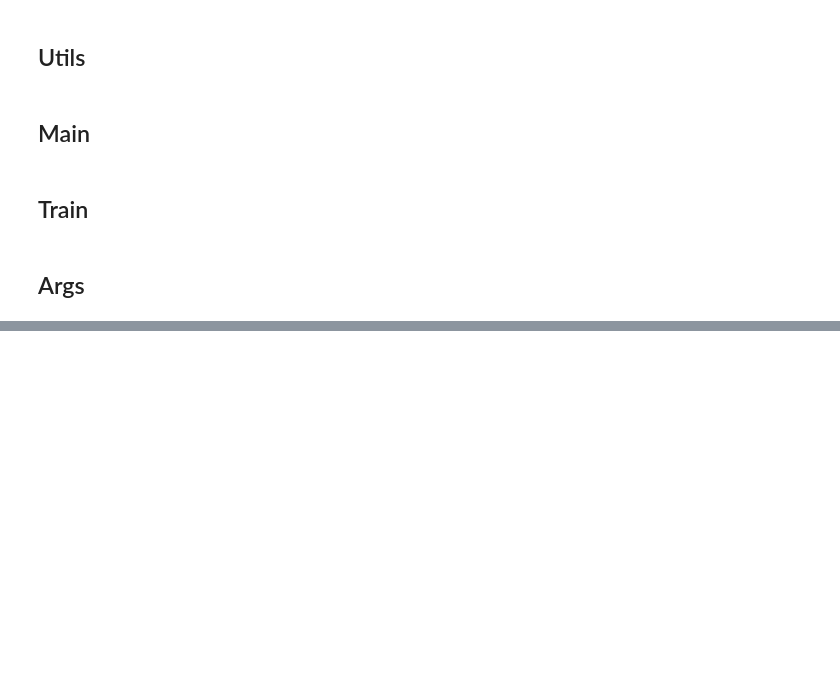
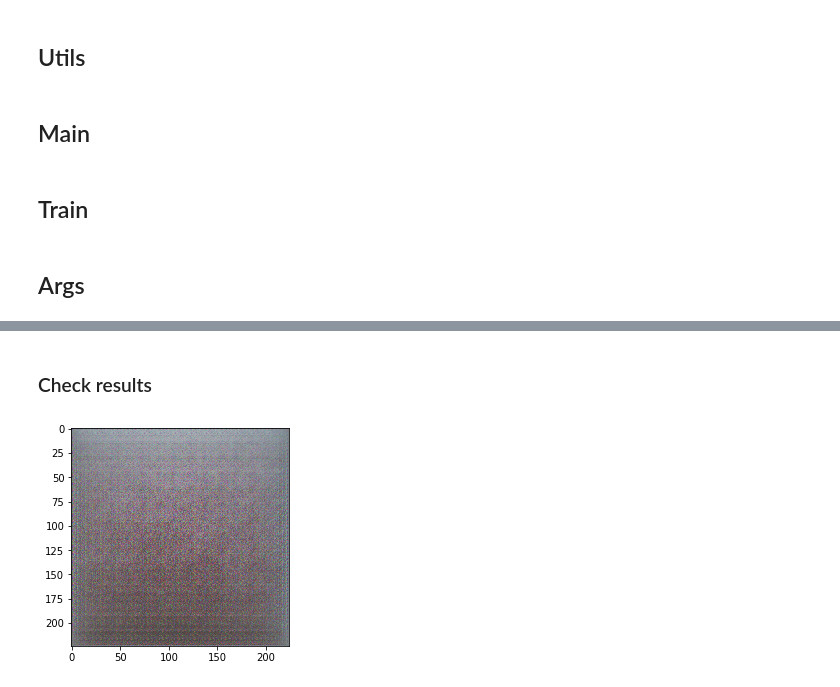
Before and after one commit to zeligism/ConGAN, a Jupyter notebook: GAN_+_SimSiam.ipynb, the cells around one changed output, grey strips where cells are left out. Saved outputs shown, nothing was run; the diff lists cells and outputs as text; code cells hidden in the pictures; blank space fills up the shorter version.

```diff
--- a/GAN_+_SimSiam.ipynb
+++ b/GAN_+_SimSiam.ipynb
@@ -2044,0 +1462,11 @@ KeyboardInterrupt: ignored
+# %%
+%matplotlib inline
+def show(img):
+    npimg = img.numpy()
+    plt.imshow(np.transpose(npimg, (1,2,0)), interpolation='nearest')
+
+def show_sample():
+    show(model.decoder(model.G(model.sample_latent(1).cuda(args.gpu))).cpu())
+
+vidname = os.path.join(RESULTS_DIR, "test.mp4")
+create_progress_animation(GENERATED_GRIDS, vidname)
@@ -2044,0 +1741,9 @@ KeyboardInterrupt: ignored
+# %%
+checkpoint = torch.load(args.resume, map_location="cuda:0")
+# remove 'module.' from dict keys
+model_dict = OrderedDict((k[7:], v) for k, v in checkpoint["state_dict"].items())
+
+# Load model
+simsiam = SimSiam(models.__dict__["resnet50"])
+simsiam.load_state_dict(model_dict)
+print(simsiam)
@@ -2044,0 +1931,9 @@ KeyboardInterrupt: ignored
+# %%
+for epoch in range(args.epochs):
+    # train for one epoch
+    train2(train_loader, model, simsiam, D_criterion, G_criterion,
+            D_optimizer, G_optimizer, decoder_optimizer, epoch, args)
+
+    save_checkpoint({
+        'state_dict': model.state_dict(),
+    }, is_best=False, filename='checkpoint_{:04d}.pth.tar'.format(epoch))
@@ -2044,0 +1942,2 @@ KeyboardInterrupt: ignored
+# %% [markdown]
+### Check results
@@ -2044,0 +1947,17 @@ KeyboardInterrupt: ignored
+# %%
+%matplotlib inline
+def show(img):
+    npimg = img[0].numpy()
+    plt.imshow(np.transpose(npimg, (1,2,0)), interpolation='nearest')
+
+def show_sample():
+    model.eval()
+    with torch.no_grad():
+        z = model.sample_latent(2).cuda(args.gpu)
+        im_tensor = model.decoder(model.G(z))
+        im_tensor = unnormalize(im_tensor)
+        show(im_tensor.cpu())
+
+show_sample()
+# %% [output]
+[figure, added]
```
Also changed, not shown: parts of 45 cells of this notebook.
